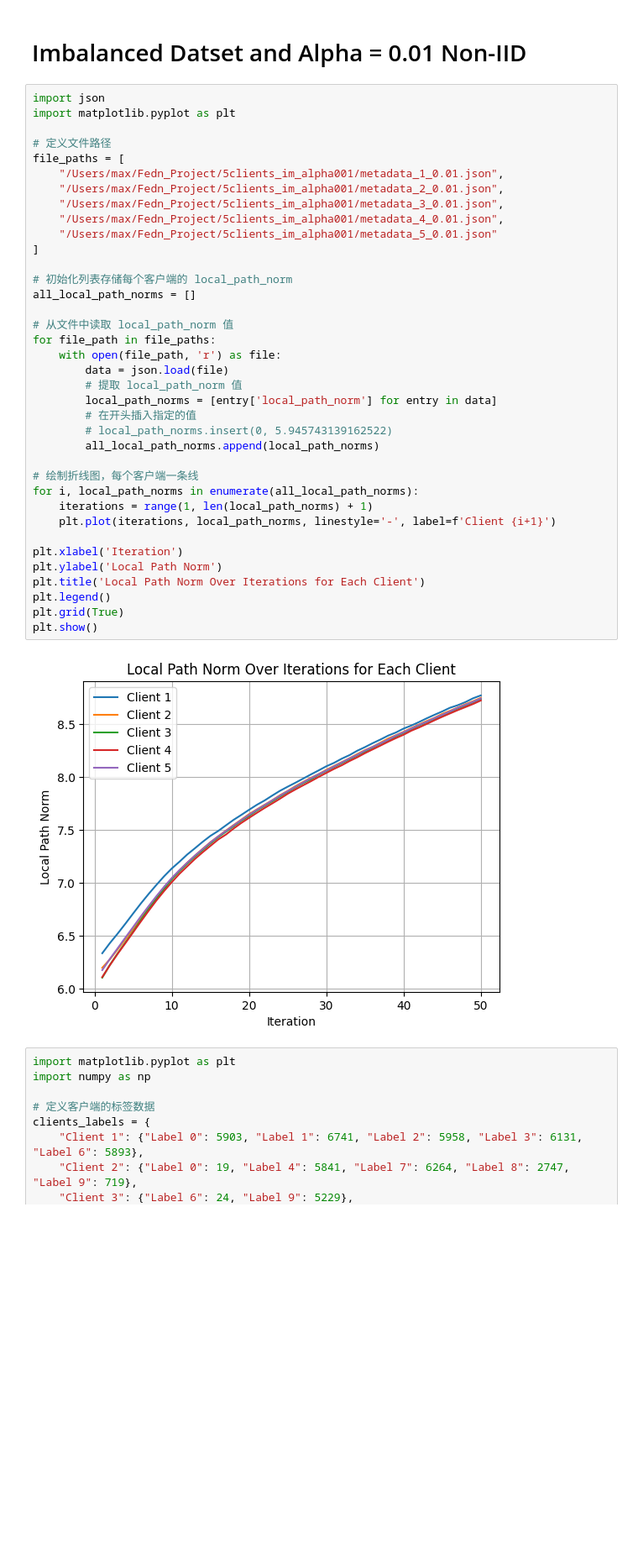
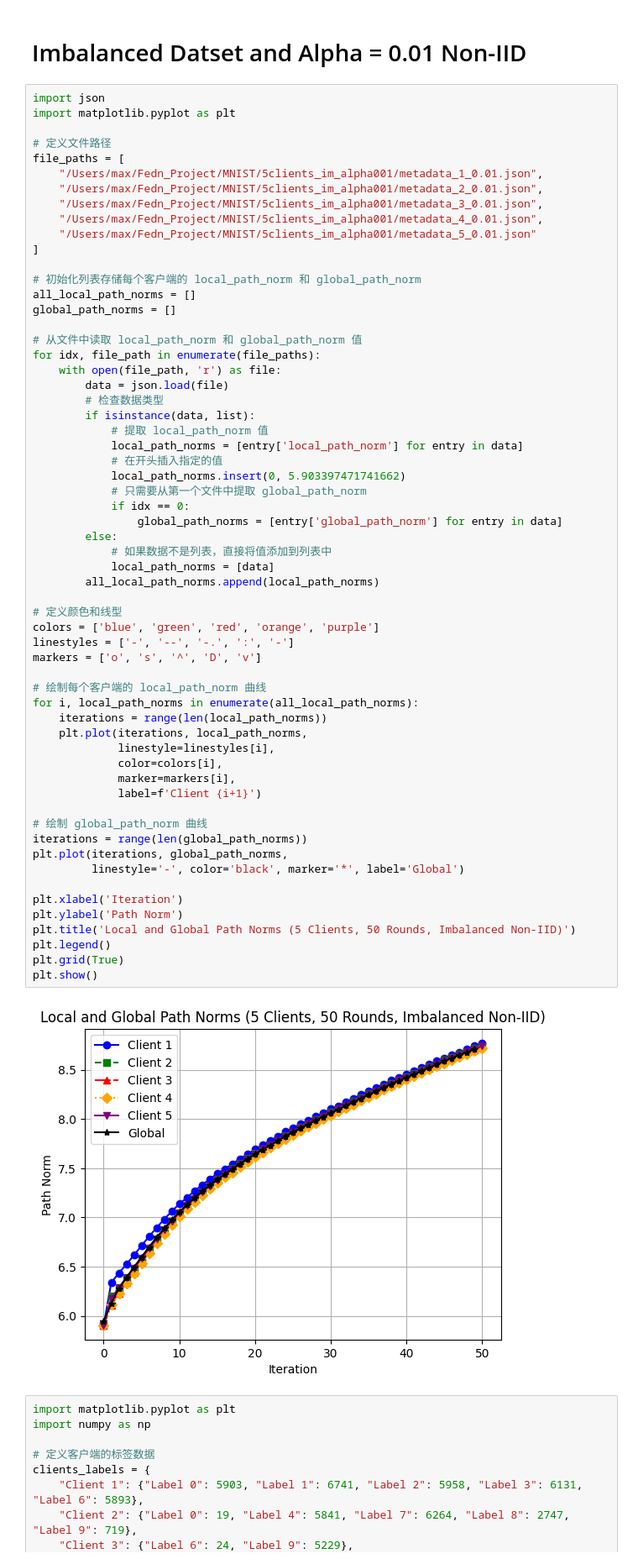
Before and after one commit to MaxCHENGLONG/Fedn_Project, a Jupyter notebook: MNIST/5_Im_NonIID.ipynb, the cells around one changed output. Shown at 84% size. Saved outputs shown, nothing was run; the diff lists cells and outputs as text; blank space fills up the shorter version.

```diff
--- a/MNIST/5_Im_NonIID.ipynb
+++ b/MNIST/5_Im_NonIID.ipynb
@@ -3,42 +3,65 @@
 # %%
 import json
 import matplotlib.pyplot as plt
 
 # 定义文件路径
 file_paths = [
-    "/Users/max/Fedn_Project/5clients_im_alpha001/metadata_1_0.01.json",
-    "/Users/max/Fedn_Project/5clients_im_alpha001/metadata_2_0.01.json",
-    "/Users/max/Fedn_Project/5clients_im_alpha001/metadata_3_0.01.json",
-    "/Users/max/Fedn_Project/5clients_im_alpha001/metadata_4_0.01.json",
-    "/Users/max/Fedn_Project/5clients_im_alpha001/metadata_5_0.01.json"
+    "/Users/max/Fedn_Project/MNIST/5clients_im_alpha001/metadata_1_0.01.json",
+    "/Users/max/Fedn_Project/MNIST/5clients_im_alpha001/metadata_2_0.01.json",
+    "/Users/max/Fedn_Project/MNIST/5clients_im_alpha001/metadata_3_0.01.json",
+    "/Users/max/Fedn_Project/MNIST/5clients_im_alpha001/metadata_4_0.01.json",
+    "/Users/max/Fedn_Project/MNIST/5clients_im_alpha001/metadata_5_0.01.json"
 ]
 
-# 初始化列表存储每个客户端的 local_path_norm
+# 初始化列表存储每个客户端的 local_path_norm 和 global_path_norm
 all_local_path_norms = []
+global_path_norms = []
 
-# 从文件中读取 local_path_norm 值
-for file_path in file_paths:
+# 从文件中读取 local_path_norm 和 global_path_norm 值
+for idx, file_path in enumerate(file_paths):
     with open(file_path, 'r') as file:
         data = json.load(file)
-        # 提取 local_path_norm 值
-        local_path_norms = [entry['local_path_norm'] for entry in data]
-        # 在开头插入指定的值
-        # local_path_norms.insert(0, 5.945743139162522)
+        # 检查数据类型
+        if isinstance(data, list):
+            # 提取 local_path_norm 值
+            local_path_norms = [entry['local_path_norm'] for entry in data]
+            # 在开头插入指定的值
+            local_path_norms.insert(0, 5.903397471741662)
+            # 只需要从第一个文件中提取 global_path_norm
+            if idx == 0:
+                global_path_norms = [entry['global_path_norm'] for entry in data]
+        else:
+            # 如果数据不是列表，直接将值添加到列表中
+            local_path_norms = [data]
         all_local_path_norms.append(local_path_norms)
 
-# 绘制折线图，每个客户端一条线
+# 定义颜色和线型
+colors = ['blue', 'green', 'red', 'orange', 'purple']
+linestyles = ['-', '--', '-.', ':', '-']
+markers = ['o', 's', '^', 'D', 'v']
+
+# 绘制每个客户端的 local_path_norm 曲线
 for i, local_path_norms in enumerate(all_local_path_norms):
-    iterations = range(1, len(local_path_norms) + 1)
-    plt.plot(iterations, local_path_norms, linestyle='-', label=f'Client {i+1}')
+    iterations = range(len(local_path_norms))
+    plt.plot(iterations, local_path_norms,
+             linestyle=linestyles[i],
+             color=colors[i],
+             marker=markers[i],
+             label=f'Client {i+1}')
+
+# 绘制 global_path_norm 曲线
+iterations = range(len(global_path_norms))
+plt.plot(iterations, global_path_norms,
+         linestyle='-', color='black', marker='*', label='Global')
 
 plt.xlabel('Iteration')
-plt.ylabel('Local Path Norm')
-plt.title('Local Path Norm Over Iterations for Each Client')
+plt.ylabel('Path Norm')
+plt.title('Local and Global Path Norms (5 Clients, 50 Rounds, Imbalanced Non-IID)')
 plt.legend()
 plt.grid(True)
 plt.show()
 # %% [output]
-[figure, old version]
+[figure, new version]
 # %%
 import matplotlib.pyplot as plt
 import numpy as np
```
Also changed, not shown: parts of 3 cells of this notebook, 2 other files.
